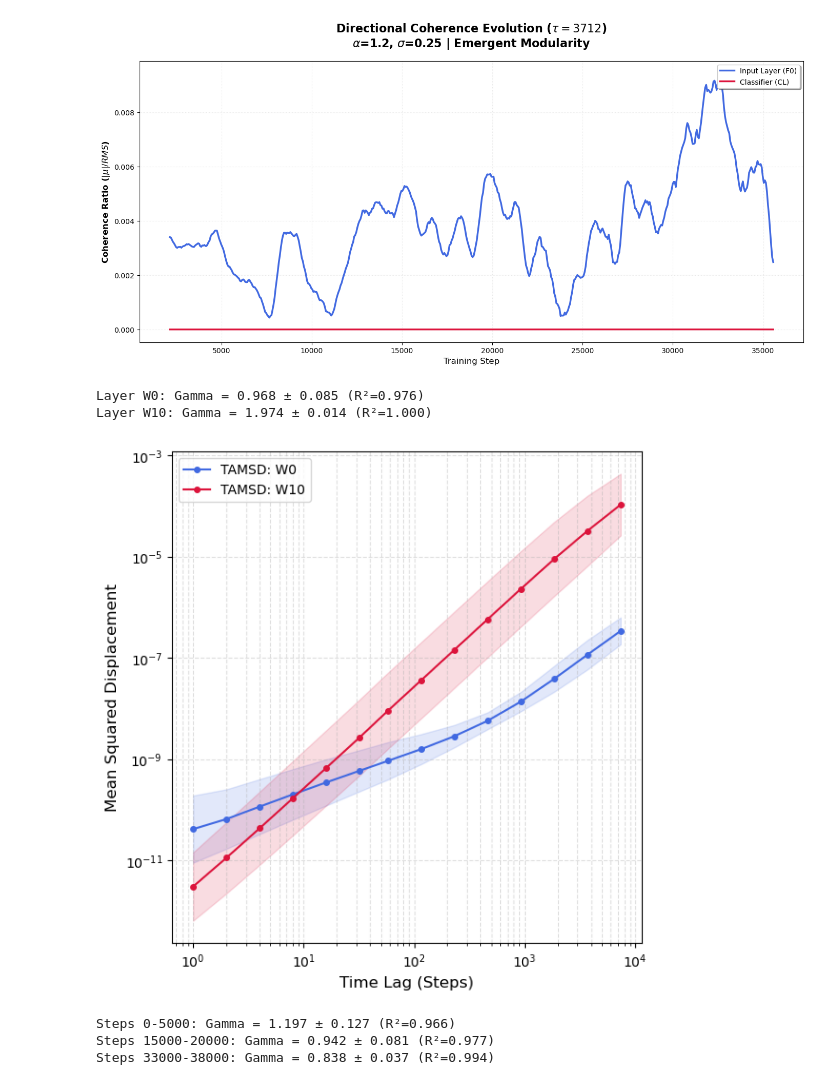
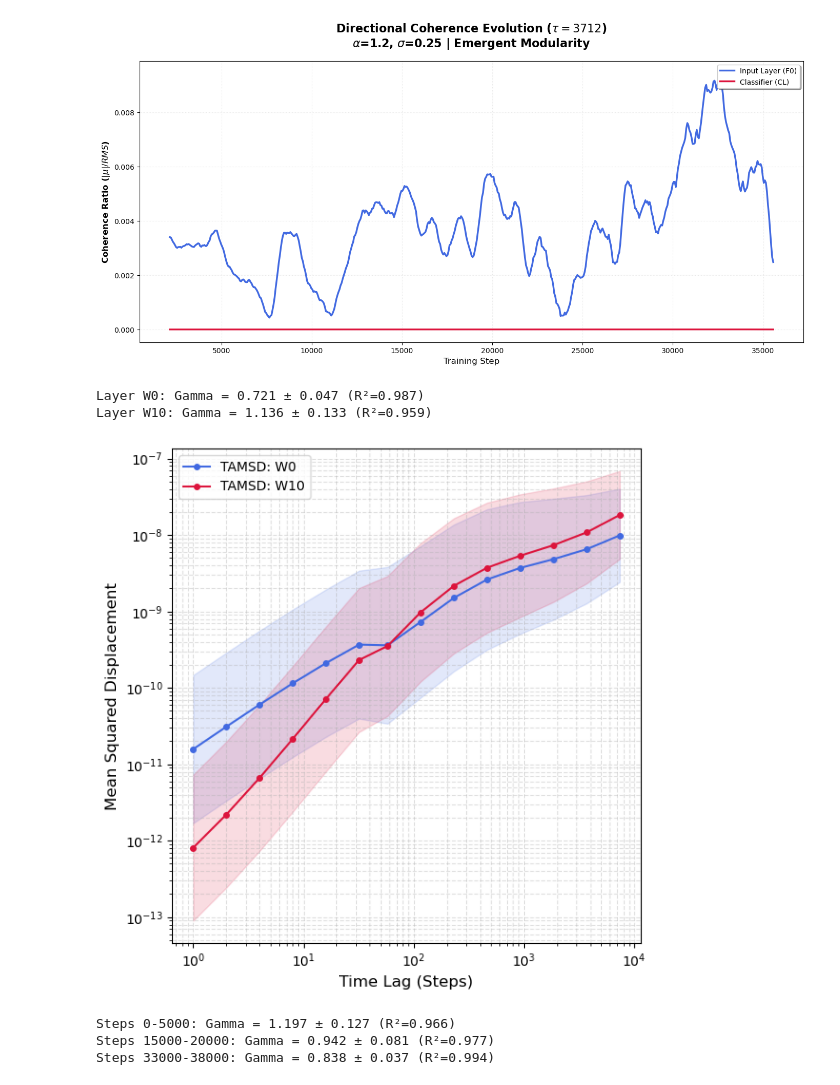
Before and after one commit to YiHaoFromEarth/ht-initialisation-dynamics, a Jupyter notebook: eda.ipynb, the cells around one changed output. Cells and saved outputs as stored; diff of their text form; code cells hidden in the pictures.

```diff
--- a/eda.ipynb
+++ b/eda.ipynb
@@ -665,12 +628,12 @@ def calculate_tamsd(df, layer_name, alpha_val=1.2, sigma_val=0.25):
     return stats
 
 
-def plot_tamsd_comparison(parquet_path, layers_to_compare):
+def plot_tamsd_comparison(parquet_path, alpha_val, sigma_val, layers_to_compare):
     df = pd.read_parquet(parquet_path)
     plt.figure(figsize=(6, 6))
 
     for layer in layers_to_compare:
-        res = calculate_tamsd(df, layer)
+        res = calculate_tamsd(df, layer, alpha_val=alpha_val, sigma_val=sigma_val)
 
         # Determine color/label
         is_w0 = layer == "features.0.weight"
@@ -698,37 +661,37 @@ def plot_tamsd_comparison(parquet_path, layers_to_compare):
         # We only fit the first 20% of the lags to avoid the noisy tail/bend artifacts
         # or fit the whole thing to see the "average" gamma.
         log_lag = np.log(res["lag"].values)
         log_msd = np.log(res["msd"].values)
 
         # linregress returns slope, intercept, r_value, p_value, and stderr
         slope, intercept, r_val, p_val, stderr = stats.linregress(log_lag, log_msd)
 
         # Calculate 95% CI for the slope (gamma)
         # t_crit is approx 1.96 for large N
         ci_gamma = 1.96 * stderr
 
         print(
             f"Layer {label_base}: Gamma = {slope:.3f} ± {ci_gamma:.3f} (R²={r_val**2:.3f})"
         )
 
     # Formatting
     plt.xlabel("Time Lag (Steps)", fontsize=12)
     plt.ylabel("Mean Squared Displacement", fontsize=12)
     plt.grid(True, which="both", linestyle="--", alpha=0.4)
     plt.legend()
     plt.tight_layout()
     plt.savefig("tamsd_comparison.pdf")
     plt.show()
 
 
 # Example usage:
 plot_tamsd_comparison(
-    "displacement_database.parquet", ["features.0.weight", "classifier.weight"]
+    "displacement_database.parquet", 2.0, 3.0, ["features.0.weight", "classifier.weight"]
 )
 # %% [output]
-Layer W0: Gamma = 0.968 ± 0.085 (R²=0.976)
-Layer W10: Gamma = 1.974 ± 0.014 (R²=1.000)
+Layer W0: Gamma = 0.721 ± 0.047 (R²=0.987)
+Layer W10: Gamma = 1.136 ± 0.133 (R²=0.959)
-[figure, old version]
+[figure, new version]
 # %%
 def calculate_tamsd_windowed(
     df, layer_name, window_range, alpha_val=1.2, sigma_val=0.25
```
Also changed, not shown: parts of 4 cells of this notebook, 4 other files.
